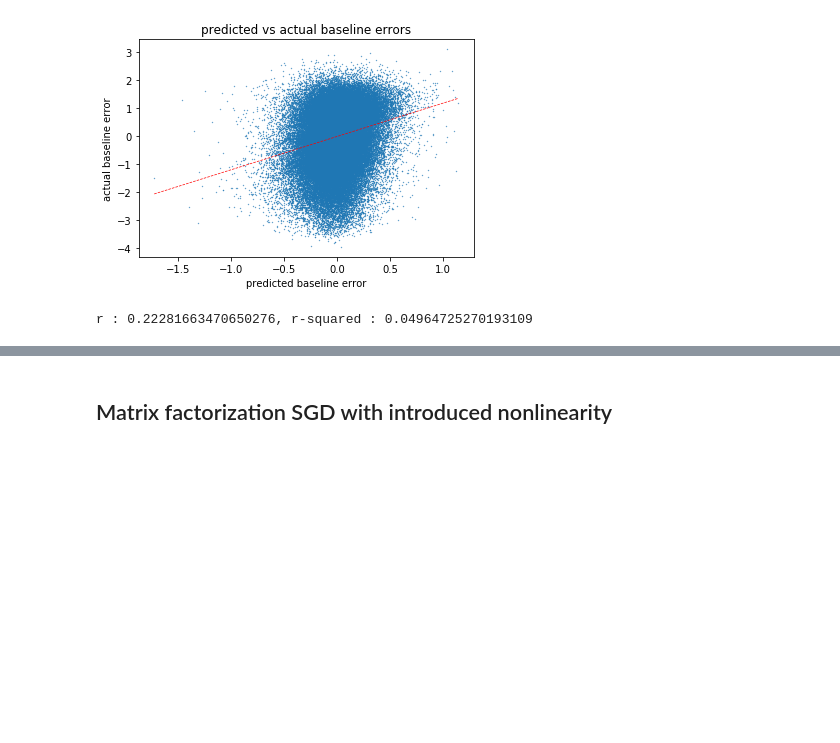
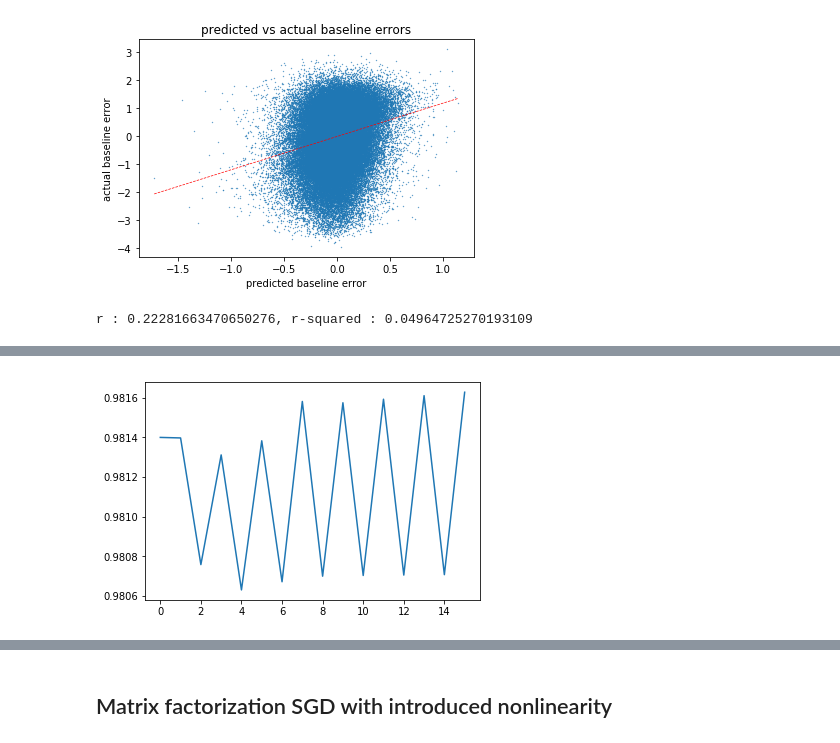
Before and after one commit to Anne-Aimee/recommender_system, a Jupyter notebook: src/main.ipynb, the cells around one changed output, grey strips where cells are left out. Drawn from its saved outputs; the diff is of its cells as text; code cells hidden in the pictures; blank space fills up the shorter version.

```diff
--- a/src/main.ipynb
+++ b/src/main.ipynb
@@ -1139,0 +1290,15 @@ r : 0.22281663470650276, r-squared : 0.04964725270193109
+# %%
+num_features = 100   # K in the lecture notes
+lambda_user = 0.125
+lambda_item = 0.03
+stop_criterion = 0
+max_iter = 10
+num_epochs = 20
+seed = 988
+
+gamma = 0.08
+gamma_dec_step_size = 1.15
+train_baseline_corrected = sp.coo_matrix((train.data - better_average_movie_ratings[train.row] - better_average_user_offsets[train.col], (train.row, train.col)), shape=train.get_shape())
+test_baseline_corrected = sp.coo_matrix((test.data - better_average_movie_ratings[test.row] - better_average_user_offsets[test.col], (test.row, test.col)), shape=test.get_shape())
+
+min_rmse_te_SGD_bc, user_features_SGD_bc, item_features_SGD_bc = matrix_factorization_SGD_regularized_predict(train_baseline_corrected, test_baseline_corrected, num_features, lambda_user, lambda_item, gamma, gamma_dec_step_size, num_epochs, seed, stop_criterion)
@@ -1139,0 +1485,5 @@ r : 0.22281663470650276, r-squared : 0.04964725270193109
+# %%
+plt.plot(min_rmse_te)
+plt.show()
+# %% [output]
+[figure, added]
```
Also changed, not shown: parts of 14 cells of this notebook, 1 other file.
